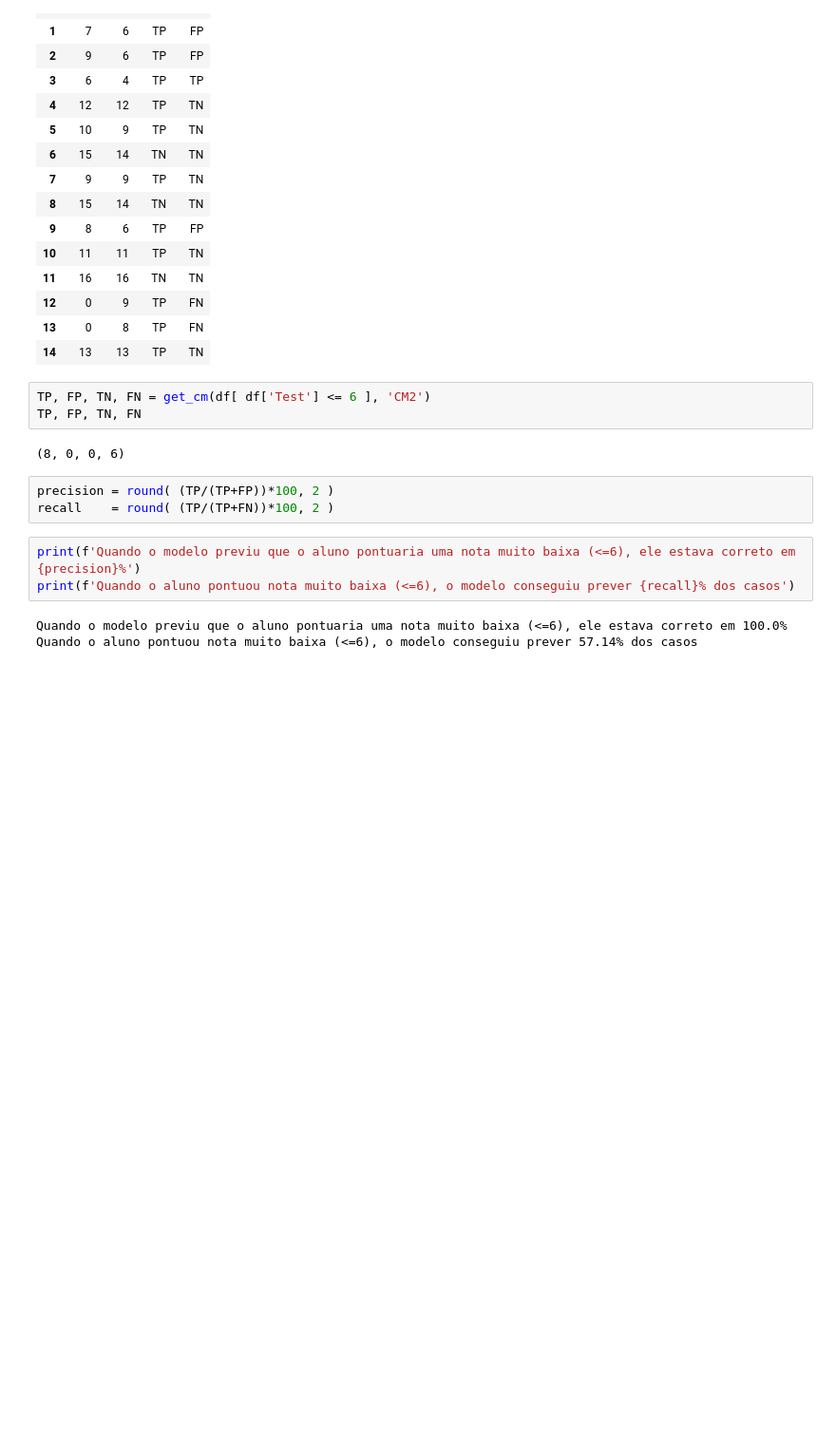
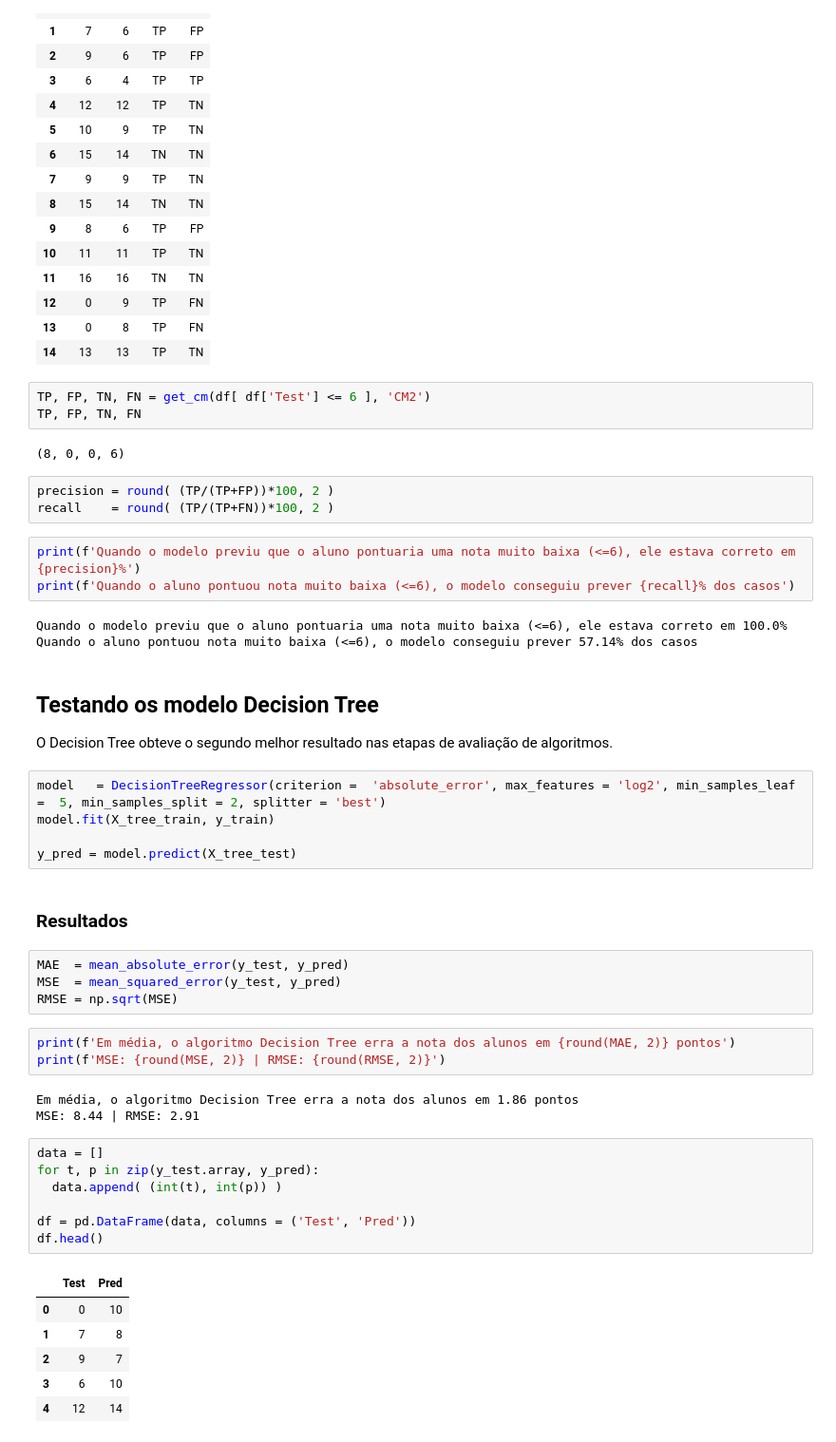
Before and after one commit to Vinicius-Luiz/machine_learning_regression_student_performance, a Jupyter notebook: 05_RESULTADOS.ipynb, the cells around one changed output. Shown at 95% size. Cells and saved outputs as stored; diff of their text form; blank space fills up the shorter version.

```diff
--- a/05_RESULTADOS.ipynb
+++ b/05_RESULTADOS.ipynb
@@ -184,3 +189,37 @@ print(f'Quando o aluno pontuou nota muito baixa (<=6), o modelo conseguiu prever
 # %% [output]
 Quando o modelo previu que o aluno pontuaria uma nota muito baixa (<=6), ele estava correto em 100.0%
 Quando o aluno pontuou nota muito baixa (<=6), o modelo conseguiu prever 57.14% dos casos
+# %% [markdown]
+## Testando os modelo Decision Tree
+O Decision Tree obteve o segundo melhor resultado nas etapas de avaliação de algoritmos.
+# %%
+model   = DecisionTreeRegressor(criterion =  'absolute_error', max_features = 'log2', min_samples_leaf =  5, min_samples_split = 2, splitter = 'best')
+model.fit(X_tree_train, y_train)
+
+y_pred = model.predict(X_tree_test)
+# %% [markdown]
+### Resultados
+# %%
+MAE  = mean_absolute_error(y_test, y_pred)
+MSE  = mean_squared_error(y_test, y_pred)
+RMSE = np.sqrt(MSE)
+# %%
+print(f'Em média, o algoritmo Decision Tree erra a nota dos alunos em {round(MAE, 2)} pontos')
+print(f'MSE: {round(MSE, 2)} | RMSE: {round(RMSE, 2)}')
+# %% [output]
+Em média, o algoritmo Decision Tree erra a nota dos alunos em 1.86 pontos
+MSE: 8.44 | RMSE: 2.91
+# %%
+data = []
+for t, p in zip(y_test.array, y_pred):
+  data.append( (int(t), int(p)) )
+
+df = pd.DataFrame(data, columns = ('Test', 'Pred'))
+df.head()
+# %% [output]
+|  | Test | Pred |
+| 0 | 0 | 10 |
+| 1 | 7 | 8 |
+| 2 | 9 | 7 |
+| 3 | 6 | 10 |
+| 4 | 12 | 14 |
```
Also changed, not shown: parts of 21 cells of this notebook.
